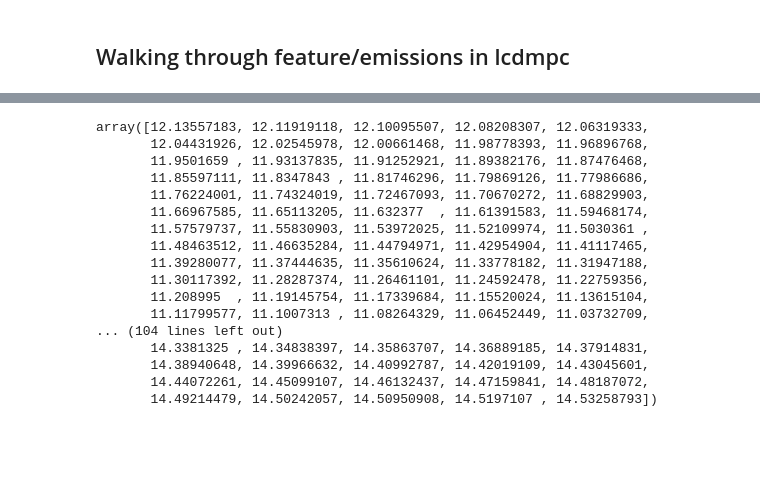
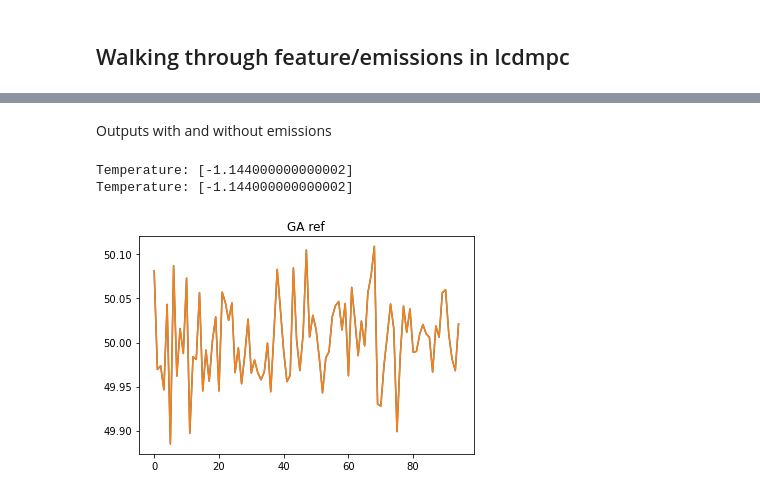
Before and after one commit to vijay092/lcdmpc, a Jupyter notebook: main_080422.ipynb, the cells around one changed output, grey strips where cells are left out. Saved outputs shown, nothing was run; the diff lists cells and outputs as text; code cells hidden in the pictures; blank space fills up the shorter version.

Commit message:
Analysis plots

```diff
--- a/main_080422.ipynb
+++ b/main_080422.ipynb
@@ -574,20 +2,0 @@ plt.show()
-# %%
-plt
-# %% [output]
-array([12.13557183, 12.11919118, 12.10095507, 12.08208307, 12.06319333,
-       12.04431926, 12.02545978, 12.00661468, 11.98778393, 11.96896768,
-       11.9501659 , 11.93137835, 11.91252921, 11.89382176, 11.87476468,
-       11.85597111, 11.8347843 , 11.81746296, 11.79869126, 11.77986686,
-       11.76224001, 11.74324019, 11.72467093, 11.70670272, 11.68829903,
-       11.66967585, 11.65113205, 11.632377  , 11.61391583, 11.59468174,
-       11.57579737, 11.55830903, 11.53972025, 11.52109974, 11.5030361 ,
-       11.48463512, 11.46635284, 11.44794971, 11.42954904, 11.41117465,
-       11.39280077, 11.37444635, 11.35610624, 11.33778182, 11.31947188,
-       11.30117392, 11.28287374, 11.26461101, 11.24592478, 11.22759356,
-       11.208995  , 11.19145754, 11.17339684, 11.15520024, 11.13615104,
-       11.11799577, 11.1007313 , 11.08264329, 11.06452449, 11.03732709,
-... (104 lines left out)
-       14.3381325 , 14.34838397, 14.35863707, 14.36889185, 14.37914831,
-       14.38940648, 14.39966632, 14.40992787, 14.42019109, 14.43045601,
-       14.44072261, 14.45099107, 14.46132437, 14.47159841, 14.48187072,
-       14.49214479, 14.50242057, 14.50950908, 14.5197107 , 14.53258793])
@@ -593,0 +14,9 @@ array([12.13557183, 12.11919118, 12.10095507, 12.08208307, 12.06319333,
+# %% [markdown]
+Outputs with and without emissions
+# %%
+df_no_emissions = compute_emissions.compute_emissons(no_hr_sim=1, temperature_factor=  0, tracking_factor = .1)
+df_emissions = compute_emissions.compute_emissons(no_hr_sim=1, emissions_factor = 0.5, temperature_factor=  10, tracking_factor =.1)
+# %% [output]
+Temperature: [-1.144000000000002]
+Temperature: [-1.144000000000002]
+[figure, added]
```
Also changed, not shown: parts of 20 cells of this notebook, 9 other files.
